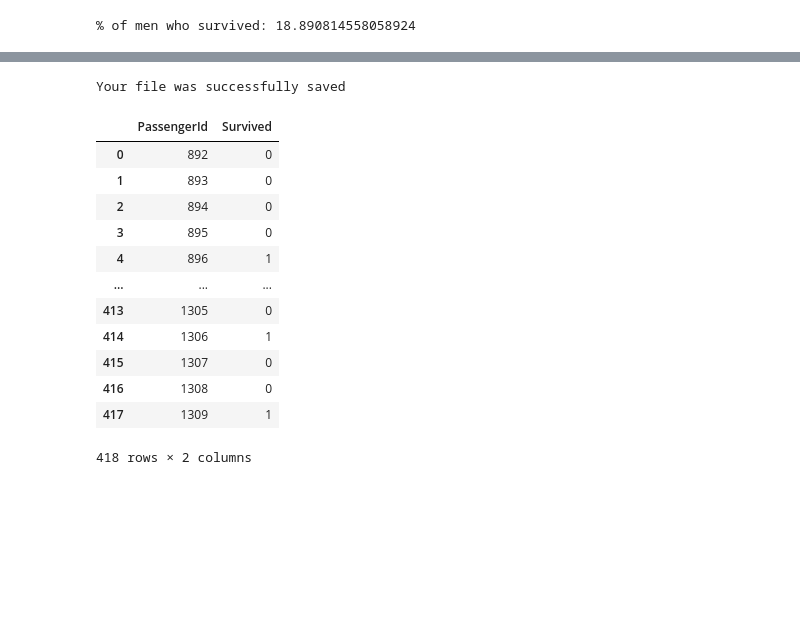
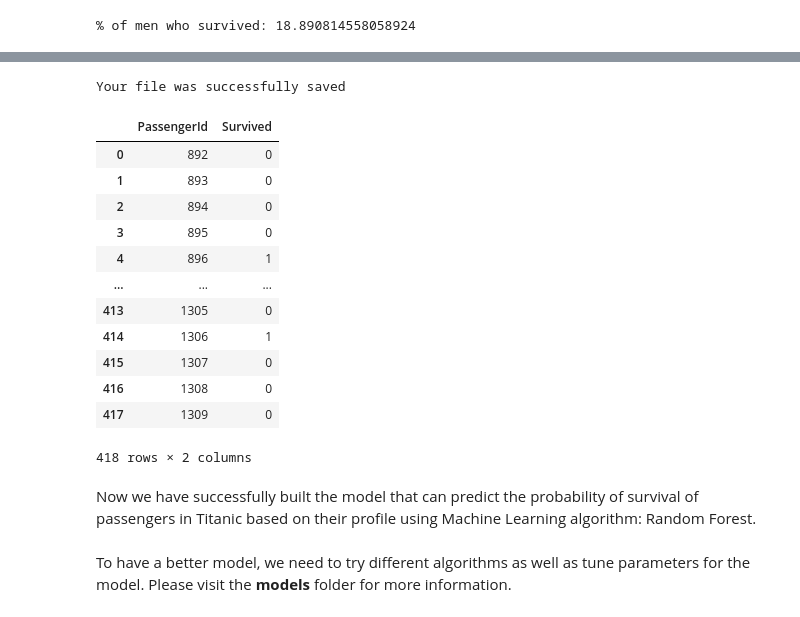
Before and after one commit to linhndt/titanic_kaggle_competition_tutorial, a Jupyter notebook: titanic_project.ipynb, the cells around one changed output, grey strips where cells are left out. Cells and saved outputs as stored; diff of their text form; code cells hidden in the pictures; blank space fills up the shorter version.

```diff
--- a/titanic_project.ipynb
+++ b/titanic_project.ipynb
@@ -61,0 +161,8 @@ for feature in features_vis:
+# %%
+# Split ratio train_data : val_data
+split_ratio = 0.8
+
+split_data = np.split(train_data, [int(train_data.shape[0] * 0.8)], axis=0)
+
+train_data_n = split_data[0]
+val_data = split_data[1]
@@ -61,0 +174,15 @@ for feature in features_vis:
+# %%
+# Import library
+from sklearn.ensemble import RandomForestClassifier
+
+# Build model
+
+features = ["Pclass", "Sex", "SibSp", "Parch", "Embarked", "Age"]
+
+X = pd.get_dummies(train_data_n[features])
+y = train_data_n["Survived"]
+
+model = RandomForestClassifier(n_estimators=400, max_depth=5, random_state=1)
+model.fit(X, y)
+
+print(".... Finish training model.")
@@ -62,5 +242,6 @@ for feature in features_vis:
 # %%
 test_data = pd.read_csv("test.csv")
+test_data["Age"] = test_data["Age"].fillna(test_data["Age"].mean())
 test_data
 # %% [output]
 |  | PassengerId | Pclass | Name | Sex | Age | SibSp | Parch | Ticket | Fare | Cabin | ... |
@@ -78,32 +259,28 @@ test_data
 418 rows × 11 columns
 # %%
-y = train_data["Survived"]
+X_test = pd.get_dummies(test_data[features])
+y_test = model.predict(X_test)
 
-features = features_vis
-
-X = pd.get_dummies(train_data[features])
-X_test = pd.get_dummies(test_data[features])
-
-model = RandomForestClassifier(n_estimators=200, max_depth=10, random_state=1)
-model.fit(X, y)
-predictions = model.predict(X_test)
-
-predict_data = pd.DataFrame({'PassengerId': test_data.PassengerId, 'Survived': predictions})
+predict_data = pd.DataFrame({'PassengerId': test_data.PassengerId, 'Survived': y_test})
 predict_data.to_csv('predict.csv', index=False)
 print("Your file was successfully saved")
 predict_data
 # %% [output]
 Your file was successfully saved
 |  | PassengerId | Survived |
 | 0 | 892 | 0 |
 | 1 | 893 | 0 |
 | 2 | 894 | 0 |
 | 3 | 895 | 0 |
 | 4 | 896 | 1 |
 | ... | ... | ... |
 | 413 | 1305 | 0 |
 | 414 | 1306 | 1 |
 | 415 | 1307 | 0 |
 | 416 | 1308 | 0 |
-| 417 | 1309 | 1 |
+| 417 | 1309 | 0 |
 418 rows × 2 columns
+# %% [markdown]
+Now we have successfully built the model that can predict the probability of survival of passengers in Titanic based on their profile using Machine Learning algorithm: Random Forest.
+# %% [markdown]
+To have a better model, we need to try different algorithms as well as tune parameters for the model. Please visit the **models** folder for more information.
```
Also changed, not shown: parts of 32 cells of this notebook.
